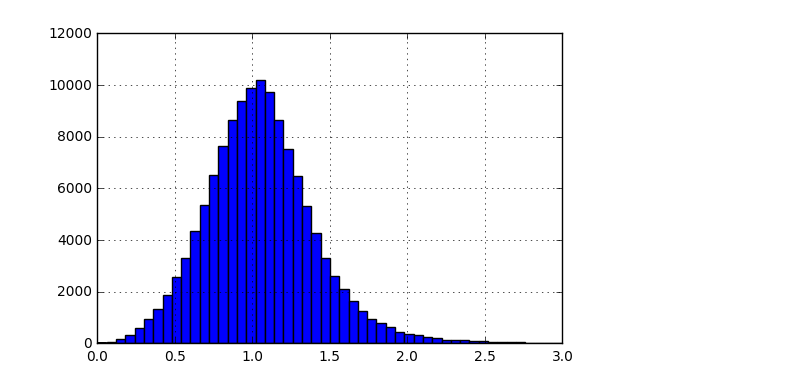
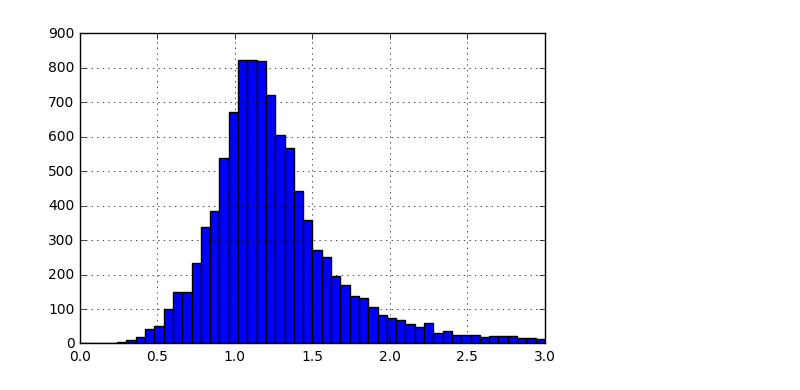
Before and after one commit to hernamesbarbara/r6stats, a Jupyter notebook: notebooks/Play Styles.ipynb, the cells around one changed output. Cells and saved outputs as stored; diff of their text form; code cells hidden in the pictures.

```diff
--- a/notebooks/Play Styles.ipynb
+++ b/notebooks/Play Styles.ipynb
@@ -9,7 +13,5 @@ pd.options.display.float_format = '{:.6f}'.format
 # %%
-df = pd.read_csv('../overall_stats_for_ps4.csv', index_col=0)
-df = df.drop(['stats.overall.playtime.secs', 'stats.overall.playtime.mins'], axis=1)
-df = df.fillna(0)
+df = pd.read_csv(infile, index_col=0, nrows=NROWS)
 print "{} rows".format(df.shape[0])
 print "{} columns".format(df.shape[1])
 # %% [output]
@@ -18,30 +19,0 @@ print "{} columns".format(df.shape[1])
-# %%
-df['stats.overall.points'] = df[['stats.overall.assists', 'stats.overall.kills']].sum(1)
-defensive_actions = [
-    'stats.overall.reinforcements_deployed',
-    'stats.overall.revives',
-    'stats.overall.barricades_built'
-]
-
-df['stats.overall.defensive_actions'] = df[defensive_actions].sum(1)
-df['stats.overall.engagements'] = df[['stats.overall.kills', 'stats.overall.deaths']].sum(1)
-# %%
-df['stats.normalized.accuracy'] = df['stats.overall.bullets_hit'] / df['stats.overall.bullets_fired']
-df['stats.normalized.points.perhour'] = df['stats.overall.points'] / df['stats.overall.playtime.hours']
-df['stats.normalized.deaths.perhour'] = df['stats.overall.deaths'] / df['stats.overall.playtime.hours']
-df['stats.normalized.kills.perhour'] = df['stats.overall.kills'] / df['stats.overall.playtime.hours']
-df['stats.normalized.wins.perhour'] = df['stats.overall.wins'] / df['stats.overall.playtime.hours']
-df['stats.normalized.losses.perhour'] = df['stats.overall.losses'] / df['stats.overall.playtime.hours']
-
-df['stats.normalized.defensive_actions.perhour'] = \
-    df['stats.overall.defensive_actions'] / df['stats.overall.playtime.hours']
-
-df['stats.normalized.points.perbullet_fired'] = \
-    df['stats.overall.points'] / df['stats.overall.bullets_fired']
-
-df['stats.normalized.aggression'] = df['stats.overall.points'] / df['stats.overall.engagements']
-df['stats.normalized.mobility'] = df['stats.overall.engagements'] / (df['stats.overall.steps_moved'].abs() / df['stats.overall.playtime.hours'])
-# %%
-df = df.fillna(0)
-df = df.rename(columns={"stats.overall.wlr": "stats.normalized.wlr", "stats.overall.kd": "stats.normalized.kd"})
-df = df.ix[:,df.columns.sort_values()]
@@ -96,8 +92,8 @@ plt.show()
 # %%
-df_gameplay['stats.normalized.kd'].hist(bins=50, range=(0,3))
+df_gameplay['stats.normalized.wlr'].hist(bins=50, range=(0,3))
 plt.show()
 # %% [output]
-[figure, old version]
+[figure, new version]
 # %%
 df_gameplay['stats.normalized.kills.perhour'].hist(bins=50, range=(0,30))
 plt.show()
```
Also changed, not shown: parts of 30 cells of this notebook, 8 other files.
